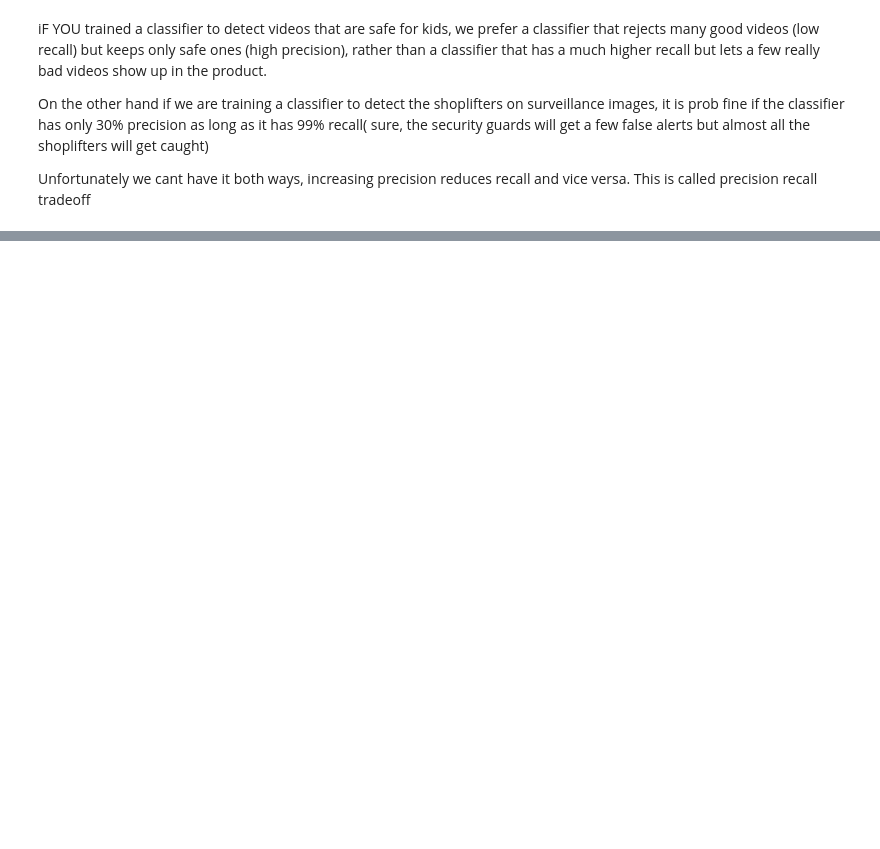
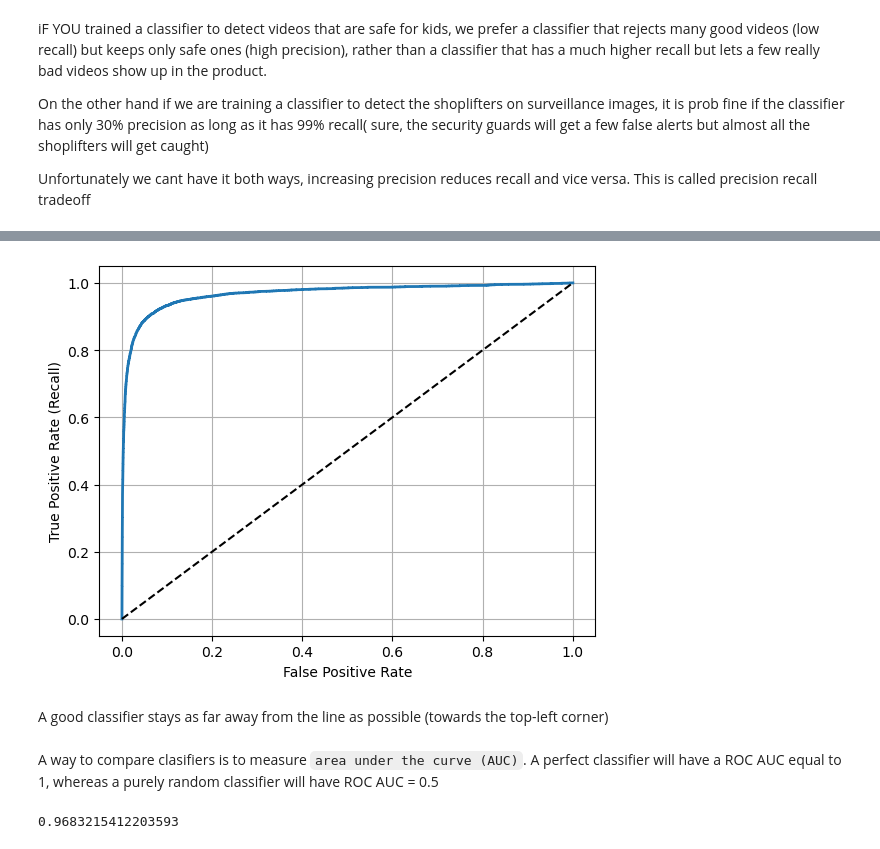
Before and after one commit to ujjawalsingh10/Handwritten-Digits-Recognition, a Jupyter notebook: Classification on MNIST.ipynb, the cells around one changed output, grey strips where cells are left out. Drawn from its saved outputs; the diff is of its cells as text; code cells hidden in the pictures; blank space fills up the shorter version.

```diff
--- a/Classification on MNIST.ipynb
+++ b/Classification on MNIST.ipynb
@@ -155,0 +238,27 @@ Unfortunately we cant have it both ways, increasing precision reduces recall and
+# %%
+## To plot ROC curve we need to compute the TPR and FPR for various threshold values using roc_curve
+from sklearn.metrics import roc_curve
+
+fpr, tpr, thresholds = roc_curve(y_train_5, y_scores)
+# %%
+def plot_roc_curve(fpr, tpr, label = None):
+    plt.plot(fpr, tpr, linewidth = 2, label = label)
+    plt.plot([0,1], [0,1], 'k--') ###dashed diagonal
+    plt.grid(True)
+    plt.xlabel("False Positive Rate")
+    plt.ylabel("True Positive Rate (Recall)")
+
+plot_roc_curve(fpr, tpr)
+plt.show()
+# %% [output]
+[figure, added]
+# %% [markdown]
+A good classifier stays as far away from the line as possible (towards the top-left corner)
+# %% [markdown]
+A way to compare clasifiers is to measure `area under the curve (AUC)`.
+A perfect classifier will have a ROC AUC equal to 1, whereas a purely random classifier will have ROC AUC = 0.5
+# %%
+from sklearn.metrics import roc_auc_score
+roc_auc_score(y_train_5, y_scores)
+# %% [output]
+0.9683215412203593
```
Also changed, not shown: parts of 29 cells of this notebook.
